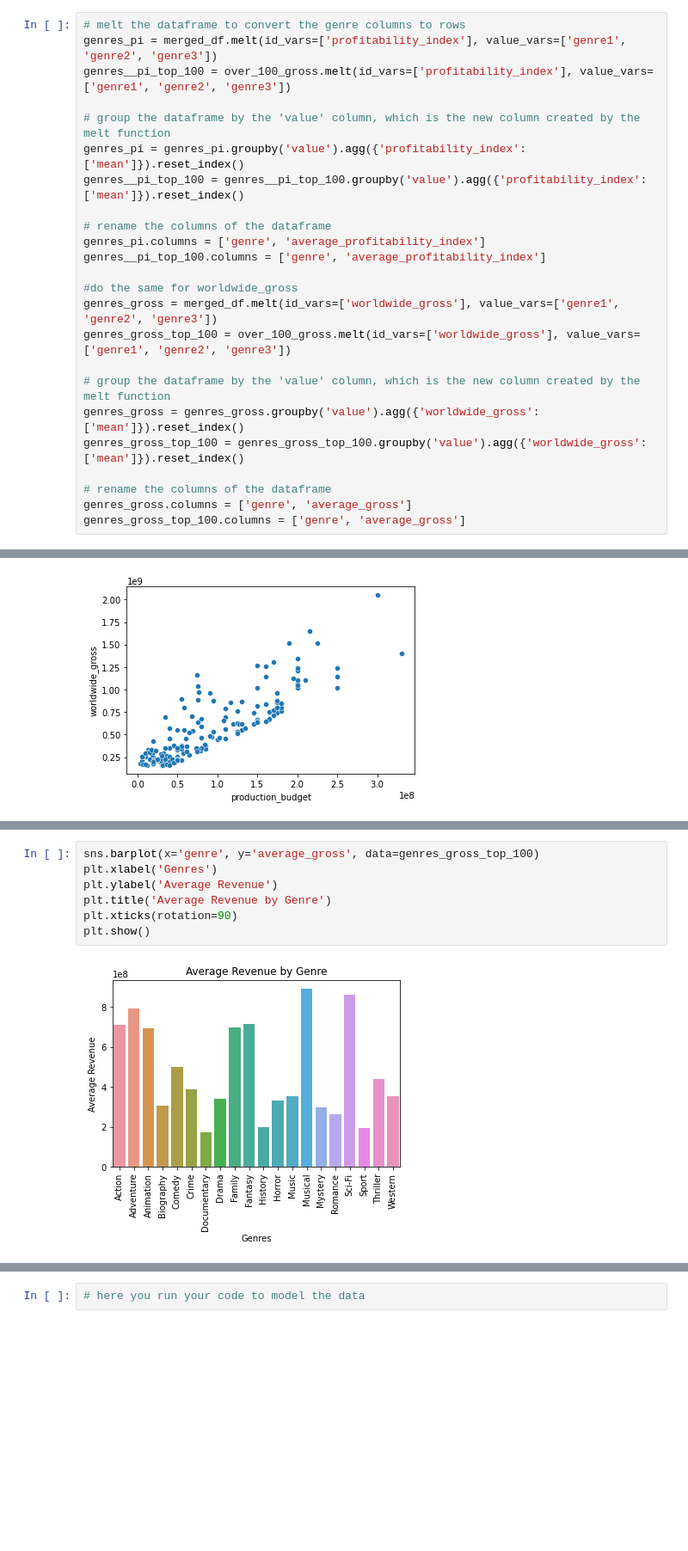
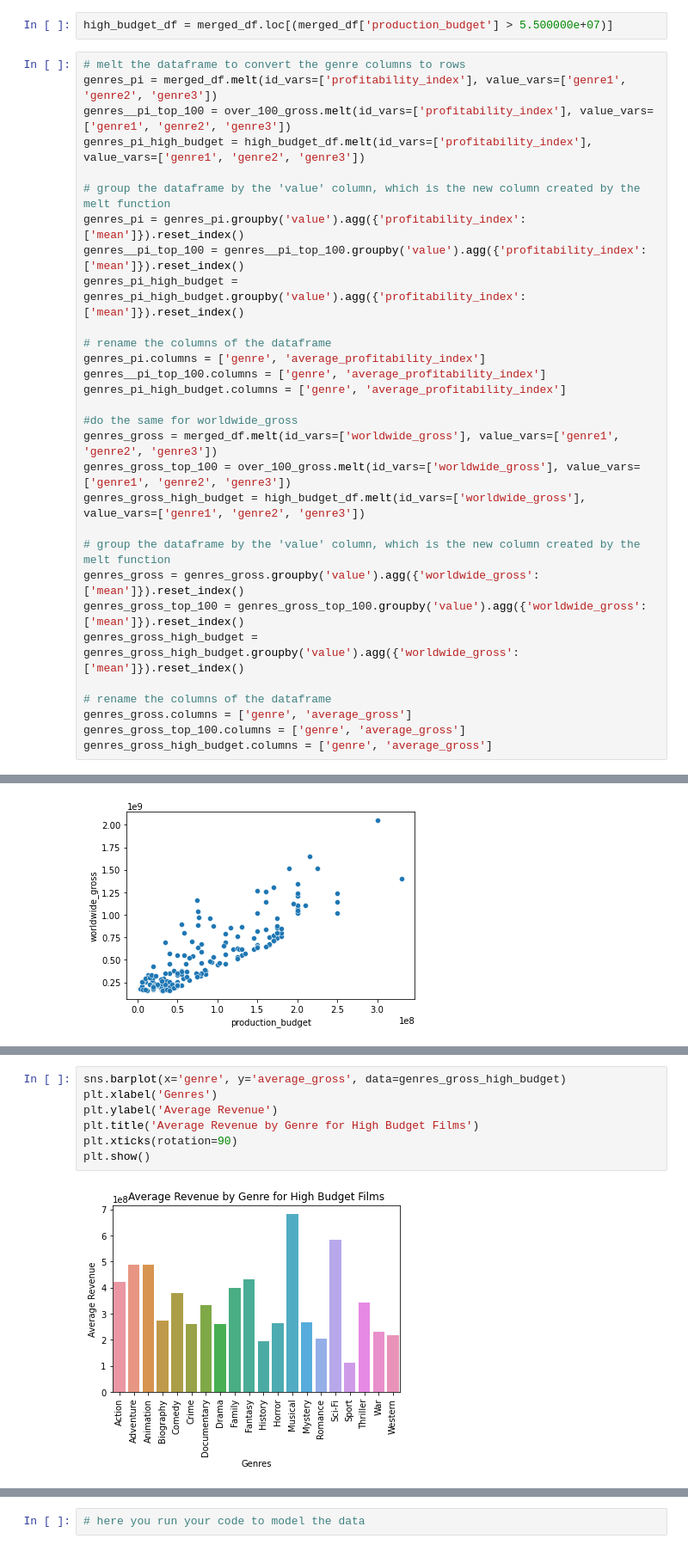
Before and after one commit to jbenasuli/Movie-Box-Office-Analysis, a Jupyter notebook: dsc-phase1-project-template.ipynb, the cells around one changed output, grey strips where cells are left out. Shown at 86% size. Drawn from its saved outputs; the diff is of its cells as text; blank space fills up the shorter version.

Commit message:
Changes to group project

```diff
--- a/dsc-phase1-project-template.ipynb
+++ b/dsc-phase1-project-template.ipynb
@@ -325,24 +314,32 @@ df_genres_over_100 = pd.pivot_table(over_100_gross,index=['genre1','genre2','gen
+# %%
+high_budget_df = merged_df.loc[(merged_df['production_budget'] > 5.500000e+07)]
 # %%
 # melt the dataframe to convert the genre columns to rows
 genres_pi = merged_df.melt(id_vars=['profitability_index'], value_vars=['genre1', 'genre2', 'genre3'])
 genres__pi_top_100 = over_100_gross.melt(id_vars=['profitability_index'], value_vars=['genre1', 'genre2', 'genre3'])
+genres_pi_high_budget = high_budget_df.melt(id_vars=['profitability_index'], value_vars=['genre1', 'genre2', 'genre3'])
 
 # group the dataframe by the 'value' column, which is the new column created by the melt function
 genres_pi = genres_pi.groupby('value').agg({'profitability_index': ['mean']}).reset_index()
 genres__pi_top_100 = genres__pi_top_100.groupby('value').agg({'profitability_index': ['mean']}).reset_index()
+genres_pi_high_budget = genres_pi_high_budget.groupby('value').agg({'profitability_index': ['mean']}).reset_index()
 
 # rename the columns of the dataframe
 genres_pi.columns = ['genre', 'average_profitability_index']
 genres__pi_top_100.columns = ['genre', 'average_profitability_index']
+genres_pi_high_budget.columns = ['genre', 'average_profitability_index']
 
 #do the same for worldwide_gross
 genres_gross = merged_df.melt(id_vars=['worldwide_gross'], value_vars=['genre1', 'genre2', 'genre3'])
 genres_gross_top_100 = over_100_gross.melt(id_vars=['worldwide_gross'], value_vars=['genre1', 'genre2', 'genre3'])
+genres_gross_high_budget = high_budget_df.melt(id_vars=['worldwide_gross'], value_vars=['genre1', 'genre2', 'genre3'])
 
 # group the dataframe by the 'value' column, which is the new column created by the melt function
 genres_gross = genres_gross.groupby('value').agg({'worldwide_gross': ['mean']}).reset_index()
 genres_gross_top_100 = genres_gross_top_100.groupby('value').agg({'worldwide_gross': ['mean']}).reset_index()
+genres_gross_high_budget = genres_gross_high_budget.groupby('value').agg({'worldwide_gross': ['mean']}).reset_index()
 
 # rename the columns of the dataframe
 genres_gross.columns = ['genre', 'average_gross']
 genres_gross_top_100.columns = ['genre', 'average_gross']
+genres_gross_high_budget.columns = ['genre', 'average_gross']
@@ -413,9 +437,9 @@ plt.show()
 # %%
-sns.barplot(x='genre', y='average_gross', data=genres_gross_top_100)
+sns.barplot(x='genre', y='average_gross', data=genres_gross_high_budget)
 plt.xlabel('Genres')
 plt.ylabel('Average Revenue')
-plt.title('Average Revenue by Genre')
+plt.title('Average Revenue by Genre for High Budget Films')
 plt.xticks(rotation=90)
 plt.show()
 # %% [output]
-[figure, old version]
+[figure, new version]
```
Also changed, not shown: parts of 19 cells of this notebook.
